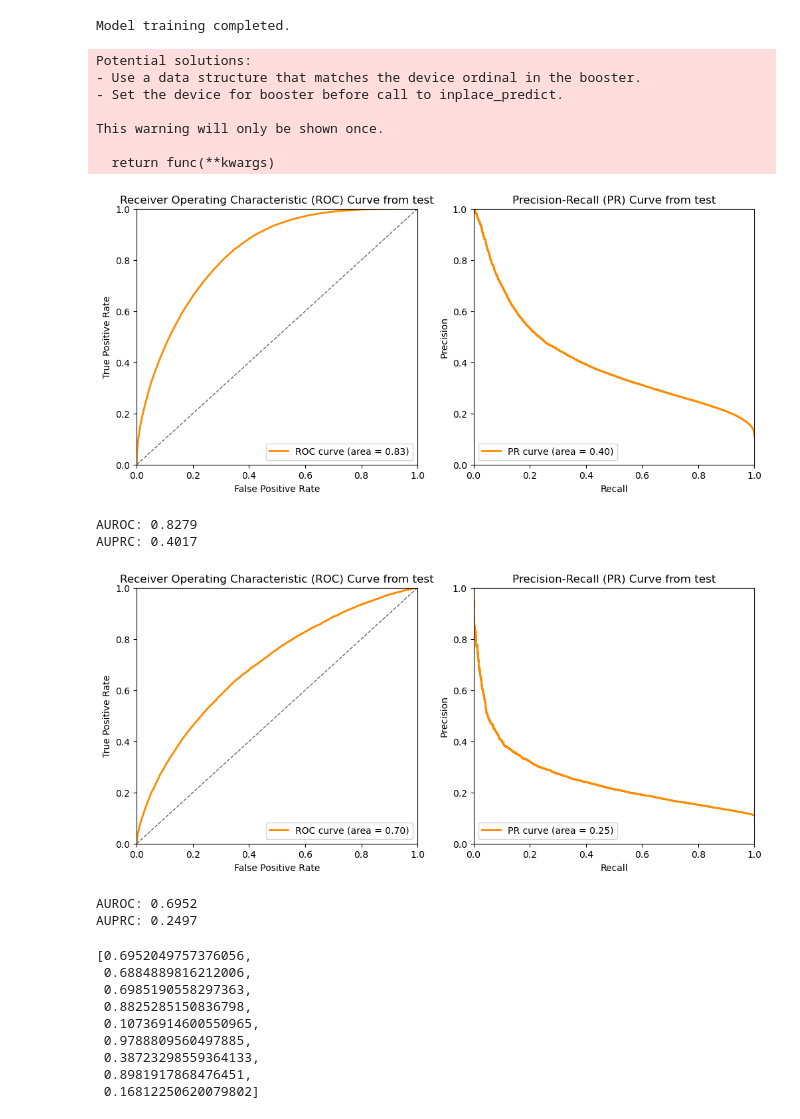
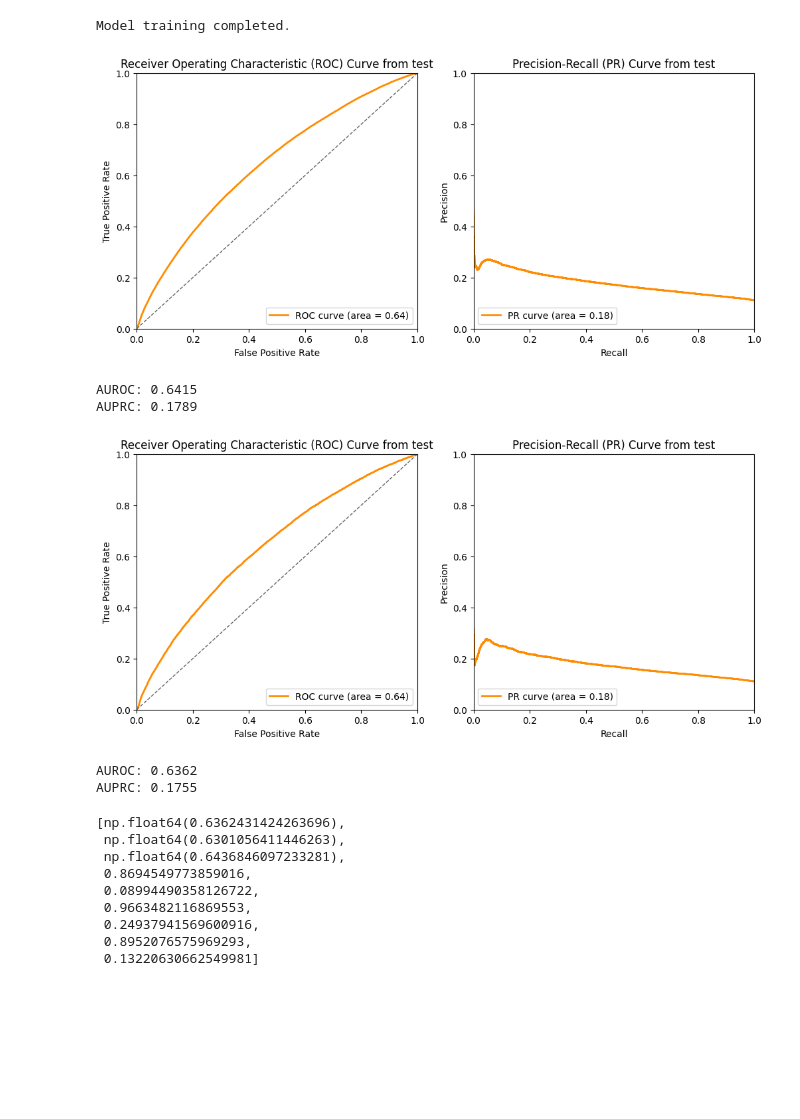
Before and after one commit to duxingx1a/ehr, a Jupyter notebook: train_single_model.ipynb, the cells around one changed output. Saved outputs shown, nothing was run; the diff lists cells and outputs as text; code cells hidden in the pictures; blank space fills up the shorter version.

```diff
--- a/train_single_model.ipynb
+++ b/train_single_model.ipynb
@@ -1,58 +1,56 @@
 # %%
+from xgboost import XGBClassifier
 from ehr_models import *
 import ehr_utils
 import pandas as pd
 # drop mean bayesian
-fill_method='mean'
+fill_method = 'mean'
 
 file_path = f'data_cleaned/ver-noelectrolyte-logtransform_{fill_method}.csv'
 
 X_train, X_test, Y_train, Y_test = ehr_utils.get_train_test(file_path, train_size=0.8, random_state=42)
-
+# 使用 SMOTE 进行过采样
+from imblearn.over_sampling import SMOTE
+from sklearn.model_selection import train_test_split
+smote = SMOTE(random_state=42)
+X_train_resampled, Y_train_resampled = smote.fit_resample(X_train, Y_train)
 ## 需要测试哪个模型就取消注释对应的行,需要默认参数default=True，需要优化后的参数 默认=false
 default = False
 # model = init_adaBoost(default_parm=default)
 # model = init_decisionTree(default_parm=default)
 # model = init_gaussianNB(default_parm=default)
 # model = init_gradientBoosting(default_parm=default)
 # model = init_lightGBM(default_parm=default)
 # model = init_linearDiscriminantAnalysis(default_parm=default)
 # model = init_logisticRegression(default_parm=default)
-# model = init_MLPClassifier(default_parm=default)
+model = init_MLPClassifier(default_parm=default)
 # model = init_randomForest(default_parm=default)
-model = init_XGBoost(default_parm=default)
-
-model.fit(X_train, Y_train)
+# model = init_XGBoost(default_parm=default)
+# model.fit(X_train, Y_train)
+model.fit(X_train_resampled, Y_train_resampled)
 print("Model training completed.")
 Y_prob, Y_pred = ehr_utils.get_prediction_results(model, X_test)
 Ytrain_prob, Ytrain_pred = ehr_utils.get_prediction_results(model, X_train)
 ehr_utils.plot_roc_pr_curves(Y_train, Ytrain_prob, 'dt')
 ehr_utils.plot_roc_pr_curves(Y_test, Y_prob, 'xgb')
 ehr_utils.eval_model(Y_test, Y_prob, Y_pred)
 # %% [output]
 Model training completed.
+[figure, new version]
-Potential solutions:
-- Use a data structure that matches the device ordinal in the booster.
-- Set the device for booster before call to inplace_predict.
-
-This warning will only be shown once.
-
-  return func(**kwargs)
+AUROC: 0.6415
+AUPRC: 0.1789
-[figure, old version]
+[figure, new version]
-AUROC: 0.8279
-AUPRC: 0.4017
+AUROC: 0.6362
+AUPRC: 0.1755
-[figure, old version]
-AUROC: 0.6952
-AUPRC: 0.2497
+[np.float64(0.6362431424263696),
+ np.float64(0.6301056411446263),
+ np.float64(0.6436846097233281),
+ 0.8694549773859016,
+ 0.08994490358126722,
+ 0.9663482116869553,
+ 0.24937941569600916,
+ 0.8952076575969293,
+ 0.13220630662549981]
-[0.6952049757376056,
- 0.6884889816212006,
- 0.6985190558297363,
- 0.8825285150836798,
- 0.10736914600550965,
- 0.9788809560497885,
- 0.38723298559364133,
- 0.8981917868476451,
- 0.16812250620079802]
 # %%
 import pickle
 with open(f'trained_models_default/{fill_method}/DecisionTree_0.65.pkl', 'wb') as f:
```
Also changed, not shown: 15 other files.
